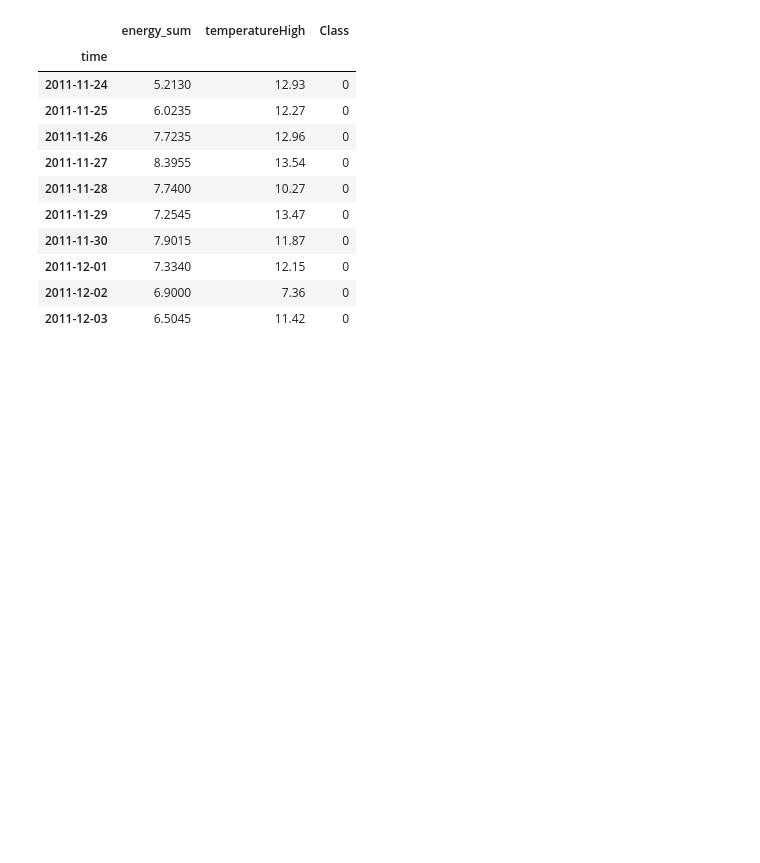
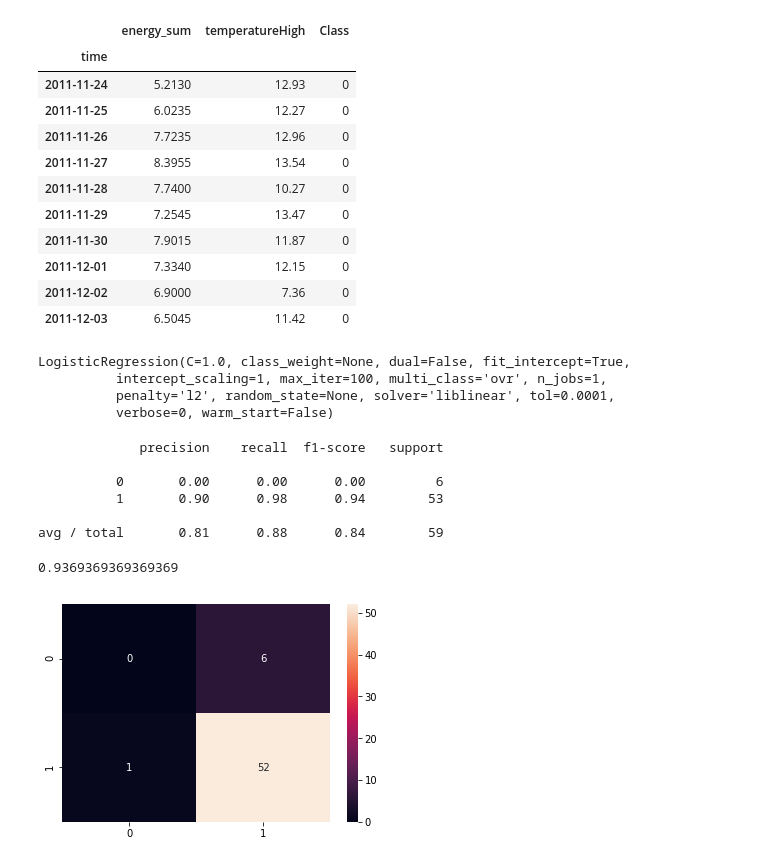
Before and after one commit to gregory1506/COMP6940, a Jupyter notebook: 03717357_Gregory_A5/03717357_COMP6940_A5.ipynb, the cells around one changed output. Drawn from its saved outputs; the diff is of its cells as text; code cells hidden in the pictures; blank space fills up the shorter version.

```diff
--- a/03717357_Gregory_A5/03717357_COMP6940_A5.ipynb
+++ b/03717357_Gregory_A5/03717357_COMP6940_A5.ipynb
@@ -250,5 +262,33 @@ combined.head(10)
 | 2011-12-02 | 6.9000 | 7.36 | 0 |
 | 2011-12-03 | 6.5045 | 11.42 | 0 |
 # %%
-train3 = combined[combined.index.year < 2014]
-test3 = combined[combined.index.year == 2014]
+# I'm choosing temperature High because the Class column was already derived from energy Sum
+train3 = combined[combined.index.year < 2014][['temperatureHigh','Class']]
+test3 = combined[combined.index.year == 2014][['temperatureHigh','Class']]
+# %%
+X_train = train3['temperatureHigh'].values.reshape(-1,1)
+X_test = test3['temperatureHigh'].values.reshape(-1,1)
+y_train = train3['Class']
+y_test = test3['Class']
+# %%
+lr = LogisticRegression()
+lr.fit(X_train,y_train)
+# %% [output]
+LogisticRegression(C=1.0, class_weight=None, dual=False, fit_intercept=True,
+          intercept_scaling=1, max_iter=100, multi_class='ovr', n_jobs=1,
+          penalty='l2', random_state=None, solver='liblinear', tol=0.0001,
+          verbose=0, warm_start=False)
+# %%
+y_pred = lr.predict(X_test)
+print(classification_report(y_pred,y_test))
+sns.heatmap(confusion_matrix(y_pred,y_test),annot=True)
+f1_score(y_pred,y_test)
+# %% [output]
+             precision    recall  f1-score   support
+
+          0       0.00      0.00      0.00         6
+          1       0.90      0.98      0.94        53
+
+avg / total       0.81      0.88      0.84        59
+0.9369369369369369
+[figure, added]
```
Also changed, not shown: parts of 6 cells of this notebook.
